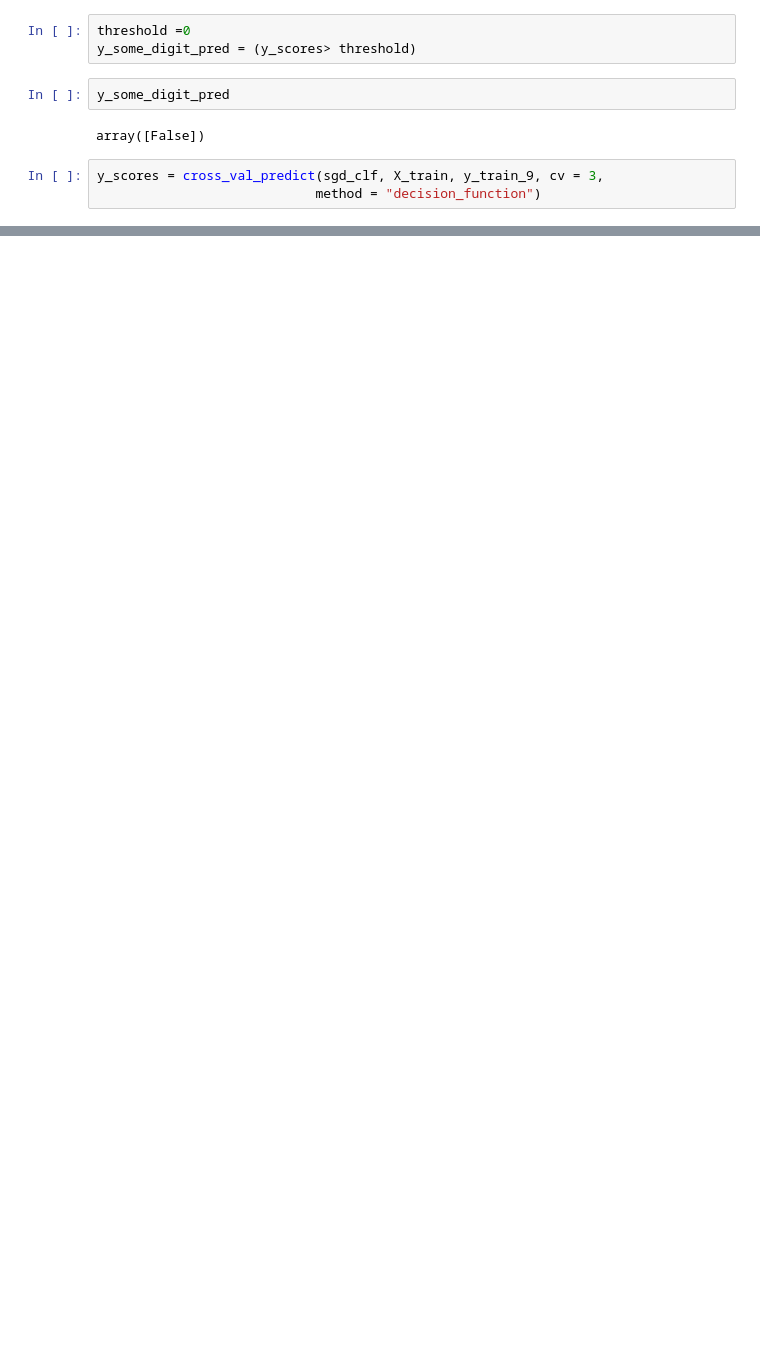
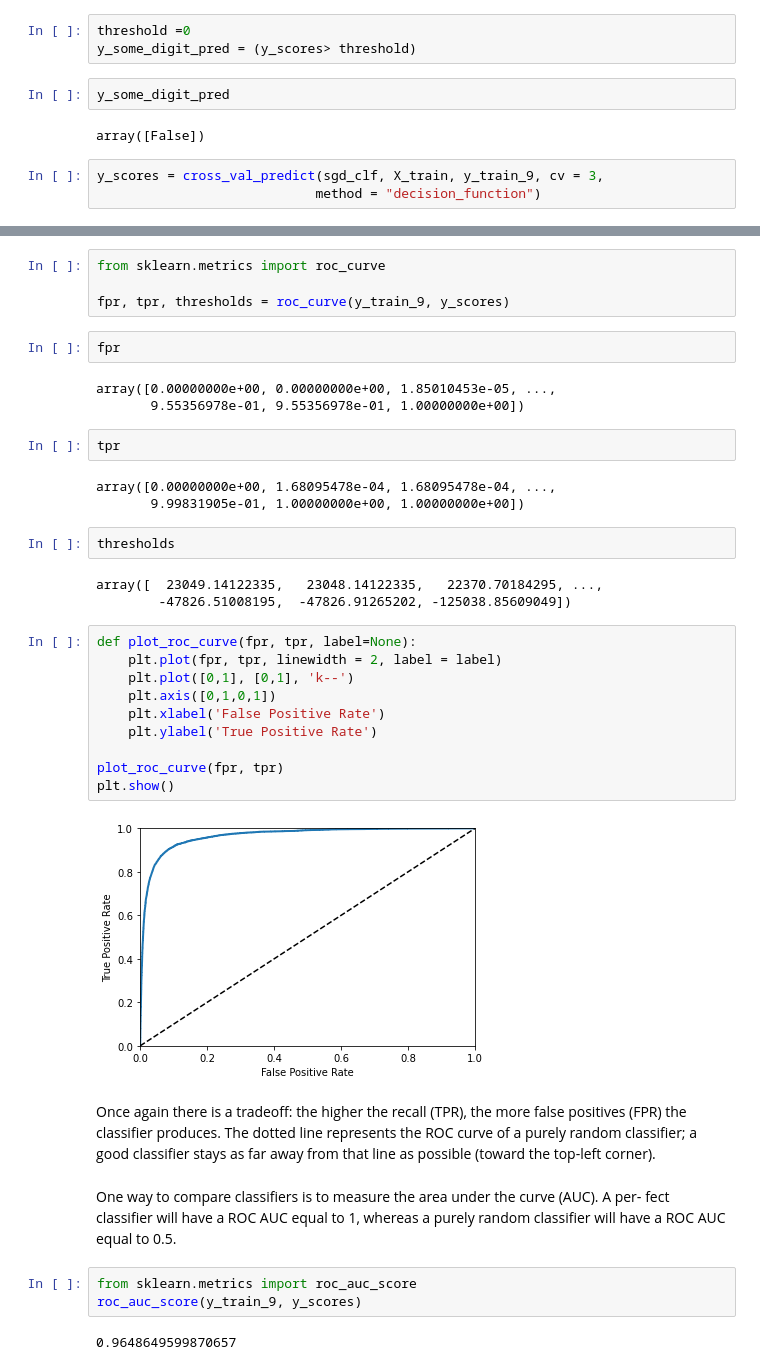
Before and after one commit to KabichNeu/Hands-on-Machine-Learning, a Jupyter notebook: chapter-3(Classification).ipynb, the cells around one changed output, grey strips where cells are left out. Drawn from its saved outputs; the diff is of its cells as text; blank space fills up the shorter version.

```diff
--- a/chapter-3(Classification).ipynb
+++ b/chapter-3(Classification).ipynb
@@ -223,0 +271,45 @@ array([ 12383.03042173, -17673.33105593,   2140.26579096, ...,
+# %%
+from sklearn.metrics import roc_curve
+
+fpr, tpr, thresholds = roc_curve(y_train_9, y_scores)
+# %%
+fpr
+# %% [output]
+array([0.00000000e+00, 0.00000000e+00, 1.85010453e-05, ...,
+       9.55356978e-01, 9.55356978e-01, 1.00000000e+00])
+# %%
+tpr
+# %% [output]
+array([0.00000000e+00, 1.68095478e-04, 1.68095478e-04, ...,
+       9.99831905e-01, 1.00000000e+00, 1.00000000e+00])
+# %%
+thresholds
+# %% [output]
+array([  23049.14122335,   23048.14122335,   22370.70184295, ...,
+        -47826.51008195,  -47826.91265202, -125038.85609049])
+# %%
+def plot_roc_curve(fpr, tpr, label=None):
+    plt.plot(fpr, tpr, linewidth = 2, label = label)
+    plt.plot([0,1], [0,1], 'k--')
+    plt.axis([0,1,0,1])
+    plt.xlabel('False Positive Rate')
+    plt.ylabel('True Positive Rate')
+
+plot_roc_curve(fpr, tpr)
+plt.show()
+# %% [output]
+[figure, added]
+# %% [markdown]
+Once again there is a tradeoff: the higher the recall (TPR), the more false positives
+(FPR) the classifier produces. The dotted line represents the ROC curve of a purely
+random classifier; a good classifier stays as far away from that line as possible (toward
+the top-left corner).
+# %% [markdown]
+One way to compare classifiers is to measure the area under the curve (AUC). A per‐
+fect classifier will have a ROC AUC equal to 1, whereas a purely random classifier will
+have a ROC AUC equal to 0.5.
+# %%
+from sklearn.metrics import roc_auc_score
+roc_auc_score(y_train_9, y_scores)
+# %% [output]
+0.9648649599870657
```
Also changed, not shown: parts of 27 cells of this notebook.
